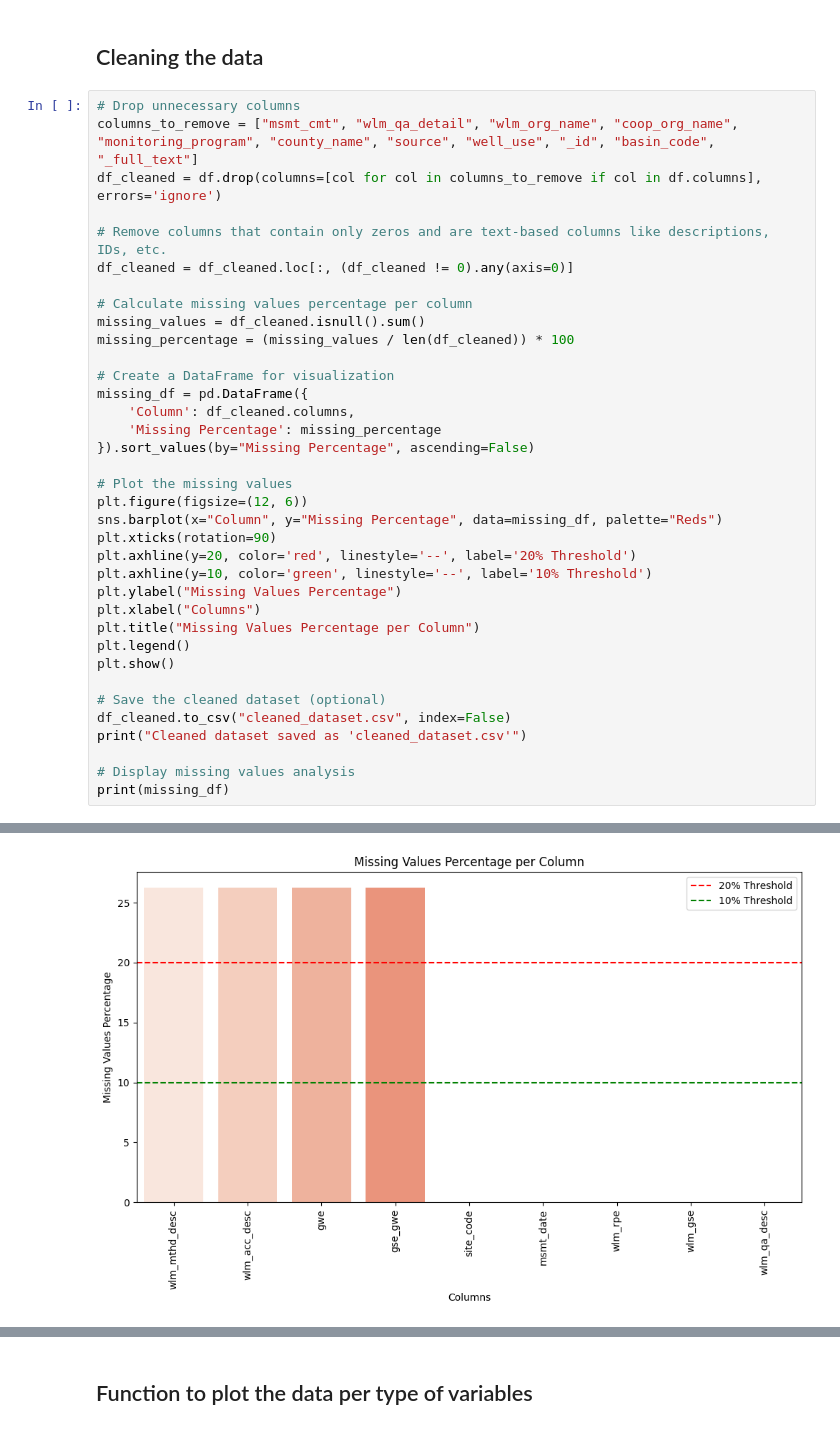
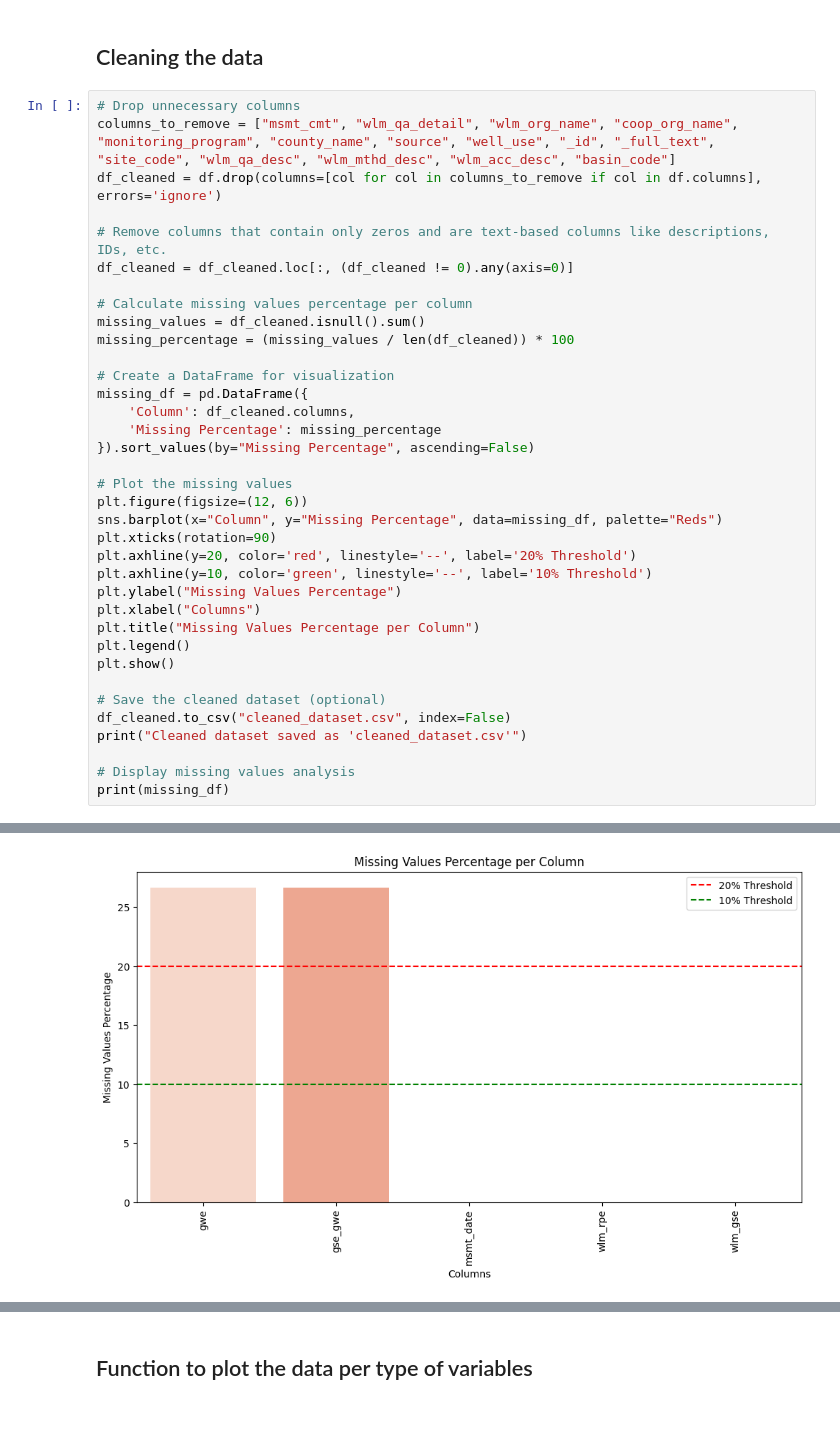
Before and after one commit to Ajay1-me/GWL_Forecasting, a Jupyter notebook: project.ipynb, the cells around one changed output, grey strips where cells are left out. Saved outputs shown, nothing was run; the diff lists cells and outputs as text.

```diff
--- a/project.ipynb
+++ b/project.ipynb
@@ -136,7 +136,7 @@ Passing `palette` without assigning `hue` is deprecated and will be removed in v
 ## Cleaning the data
 # %%
 # Drop unnecessary columns
-columns_to_remove = ["msmt_cmt", "wlm_qa_detail", "wlm_org_name", "coop_org_name", "monitoring_program", "county_name", "source", "well_use", "_id", "basin_code", "_full_text"]
+columns_to_remove = ["msmt_cmt", "wlm_qa_detail", "wlm_org_name", "coop_org_name", "monitoring_program", "county_name", "source", "well_use", "_id", "_full_text", "site_code", "wlm_qa_desc", "wlm_mthd_desc", "wlm_acc_desc", "basin_code"]
 df_cleaned = df.drop(columns=[col for col in columns_to_remove if col in df.columns], errors='ignore')
 
 # Remove columns that contain only zeros and are text-based columns like descriptions, IDs, etc.
@@ -147,32 +147,32 @@ missing_values = df_cleaned.isnull().sum()
 missing_percentage = (missing_values / len(df_cleaned)) * 100
 
 # Create a DataFrame for visualization
 missing_df = pd.DataFrame({
     'Column': df_cleaned.columns,
     'Missing Percentage': missing_percentage
 }).sort_values(by="Missing Percentage", ascending=False)
 
 # Plot the missing values
 plt.figure(figsize=(12, 6))
 sns.barplot(x="Column", y="Missing Percentage", data=missing_df, palette="Reds")
 plt.xticks(rotation=90)
 plt.axhline(y=20, color='red', linestyle='--', label='20% Threshold')
 plt.axhline(y=10, color='green', linestyle='--', label='10% Threshold')
 plt.ylabel("Missing Values Percentage")
 plt.xlabel("Columns")
 plt.title("Missing Values Percentage per Column")
 plt.legend()
 plt.show()
 
 # Save the cleaned dataset (optional)
 df_cleaned.to_csv("cleaned_dataset.csv", index=False)
 print("Cleaned dataset saved as 'cleaned_dataset.csv'")
 
 # Display missing values analysis
 print(missing_df)
 # %% [output]
 Passing `palette` without assigning `hue` is deprecated and will be removed in v0.14.0. Assign the `x` variable to `hue` and set `legend=False` for the same effect.
 
   sns.barplot(x="Column", y="Missing Percentage", data=missing_df, palette="Reds")
-[figure, old version]
+[figure, new version]
 Cleaned dataset saved as 'cleaned_dataset.csv'
```
Also changed, not shown: parts of 33 cells of this notebook, 2 other files.
